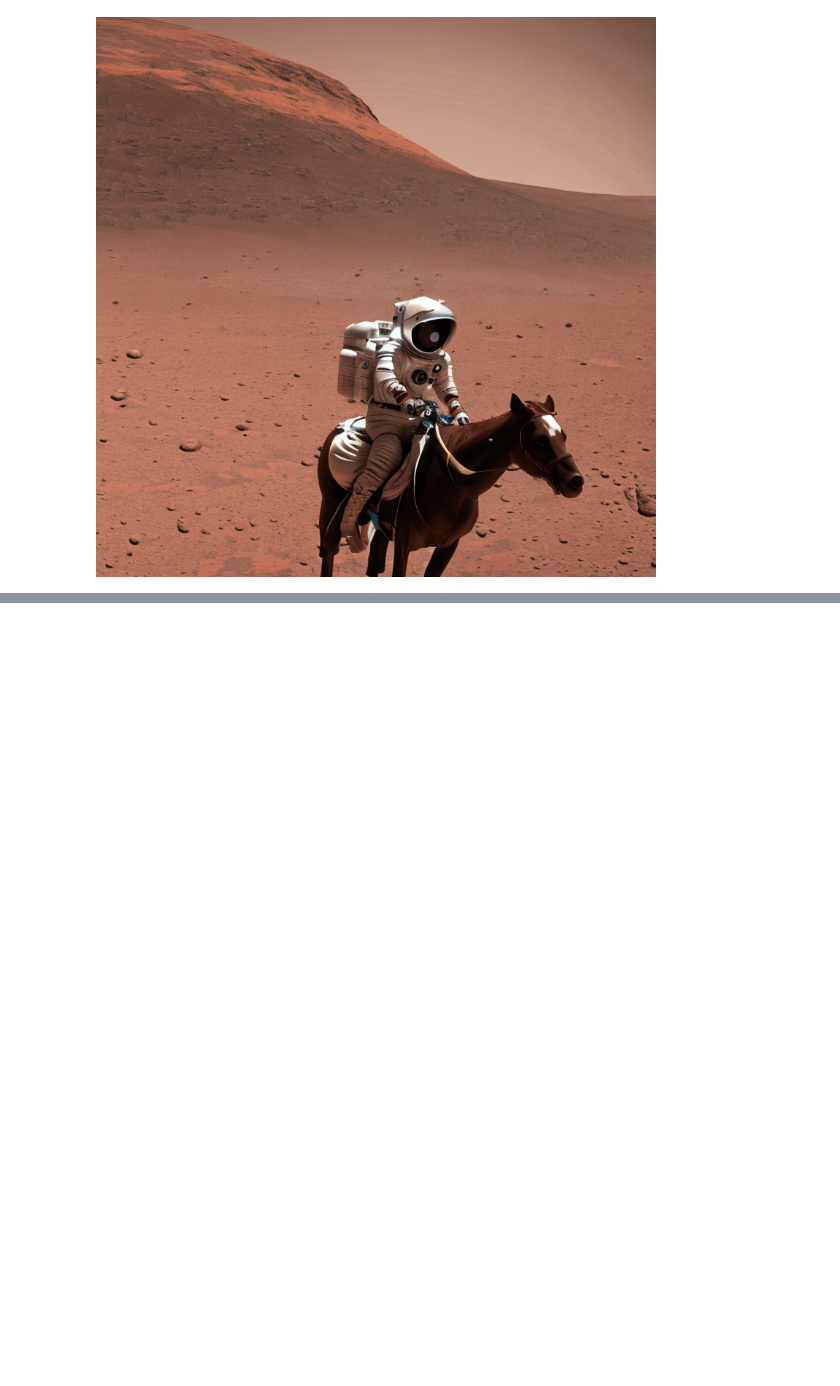
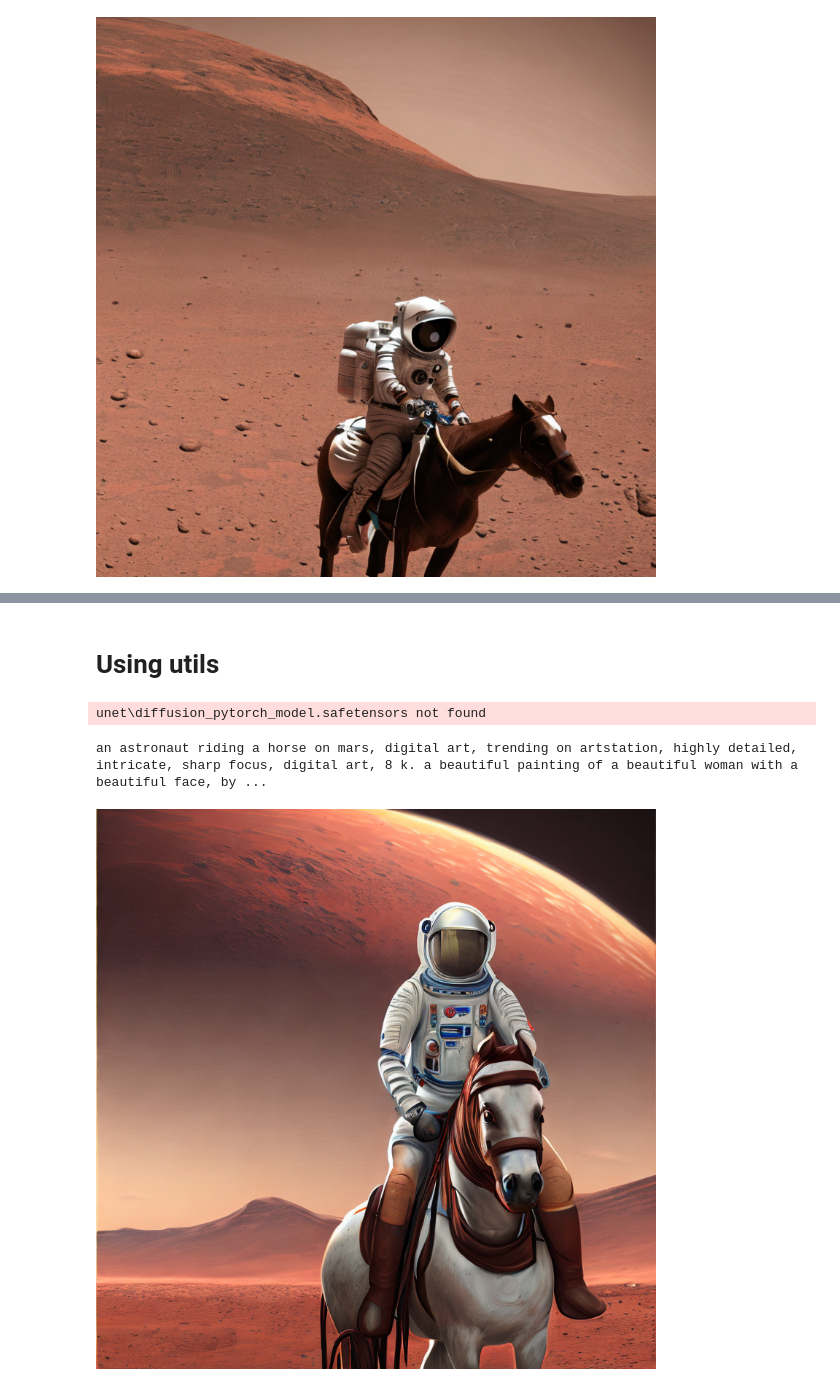
Before and after one commit to kyrlian/stable-diffusion, a Jupyter notebook: stablediffusion-with-autoprompt.ipynb, the cells around one changed output, grey strips where cells are left out. Cells and saved outputs as stored; diff of their text form; code cells hidden in the pictures; blank space fills up the shorter version.

Commit message:
restructure utils

```diff
--- a/stablediffusion-with-autoprompt.ipynb
+++ b/stablediffusion-with-autoprompt.ipynb
@@ -69,0 +72,12 @@ betterimg=generateimage(betterprompt)
+# %% [markdown]
+# Using utils
+# %%
+from utils_stablediffusion import simplePipeline
+from utils_prompt import generate_prompt
+pipe = simplePipeline()
+image = pipe.generate(generate_prompt("an astronaut riding a horse on mars"))
+display(image)
+# %% [output]
+unet\diffusion_pytorch_model.safetensors not found
+an astronaut riding a horse on mars, digital art, trending on artstation, highly detailed, intricate, sharp focus, digital art, 8 k. a beautiful painting of a beautiful woman with a beautiful face, by ...
+[figure, added]
```
Also changed, not shown: parts of 6 cells of this notebook, 12 other files.
